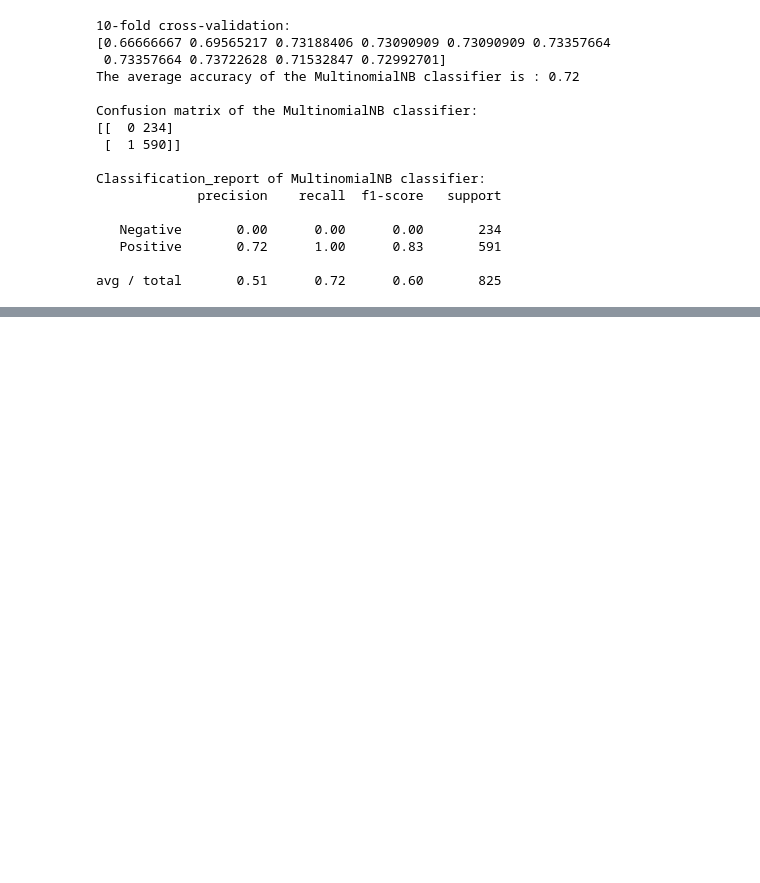
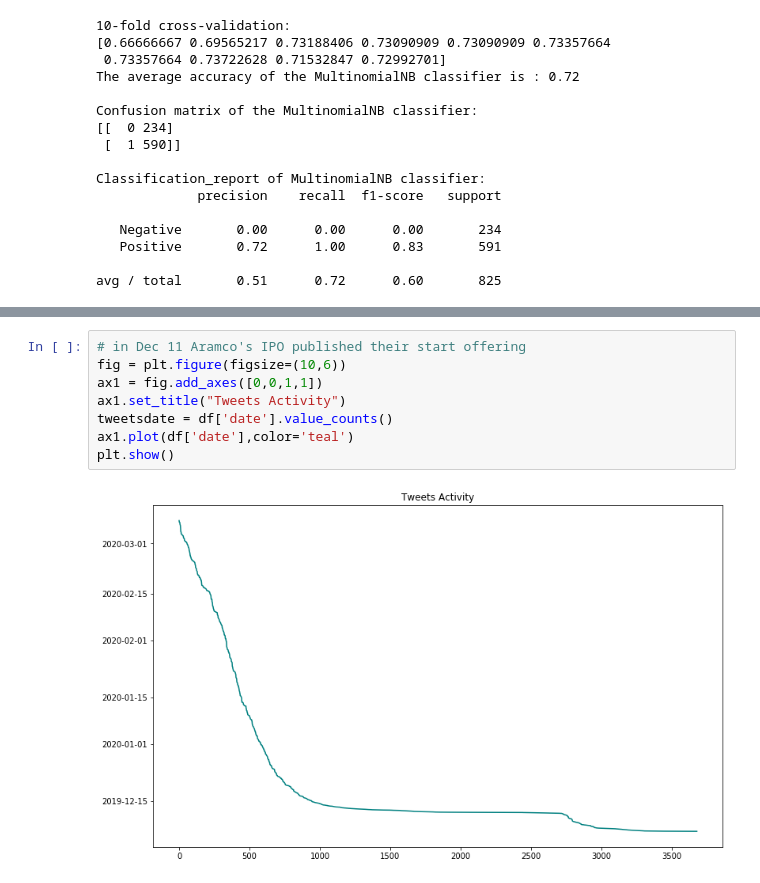
Before and after one commit to sarahalmunif/CloudProject, a Jupyter notebook: aramco (3).ipynb, the cells around one changed output, grey strips where cells are left out. Drawn from its saved outputs; the diff is of its cells as text; blank space fills up the shorter version.

```diff
--- a/aramco (3).ipynb
+++ b/aramco (3).ipynb
@@ -798,0 +887,10 @@ avg / total       0.51      0.72      0.60       825
+# %%
+# in Dec 11 Aramco's IPO published their start offering
+fig = plt.figure(figsize=(10,6))
+ax1 = fig.add_axes([0,0,1,1])
+ax1.set_title("Tweets Activity")
+tweetsdate = df['date'].value_counts()
+ax1.plot(df['date'],color='teal')
+plt.show()
+# %% [output]
+[figure, added]
```
Also changed, not shown: parts of 10 cells of this notebook.
